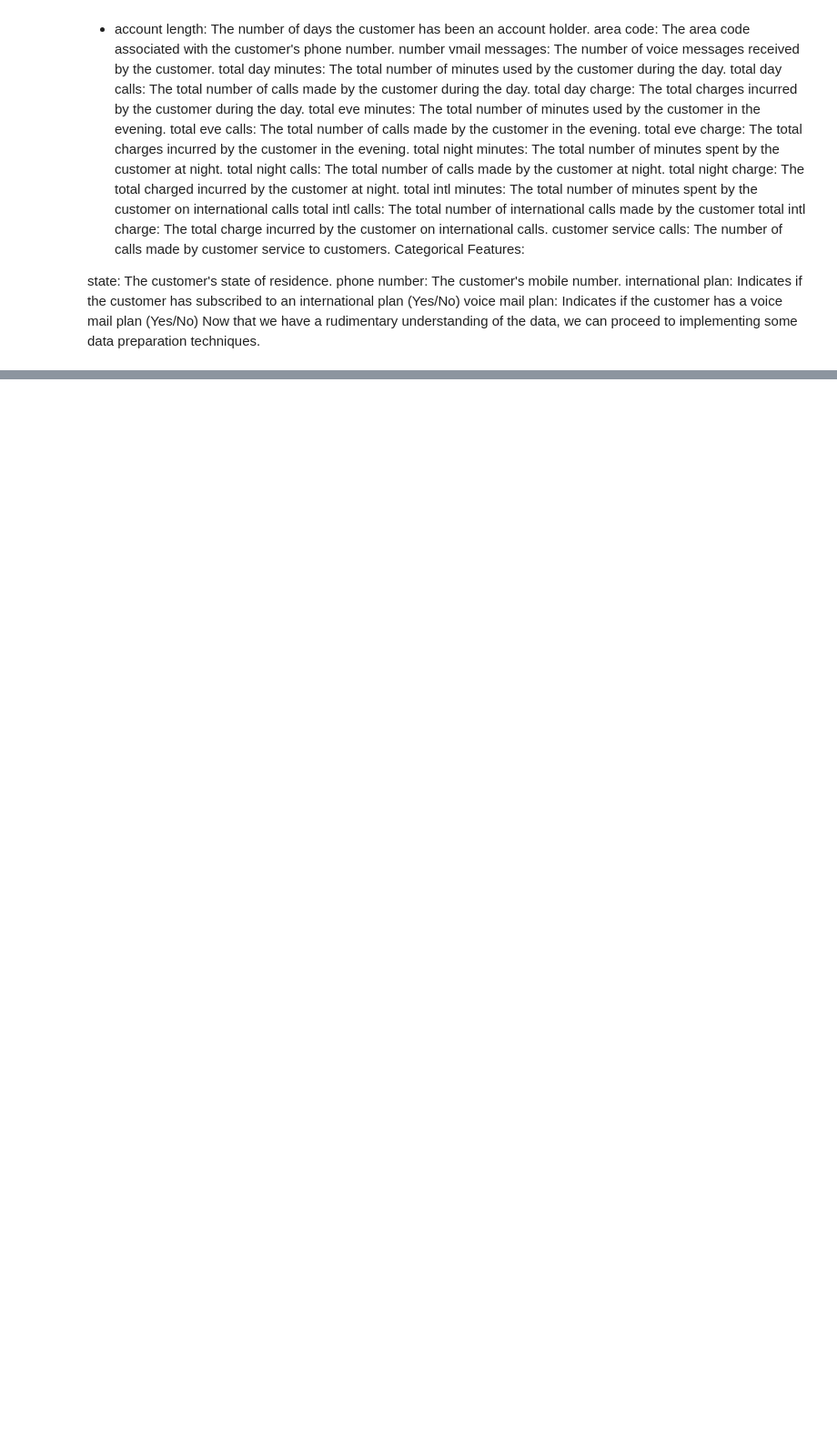
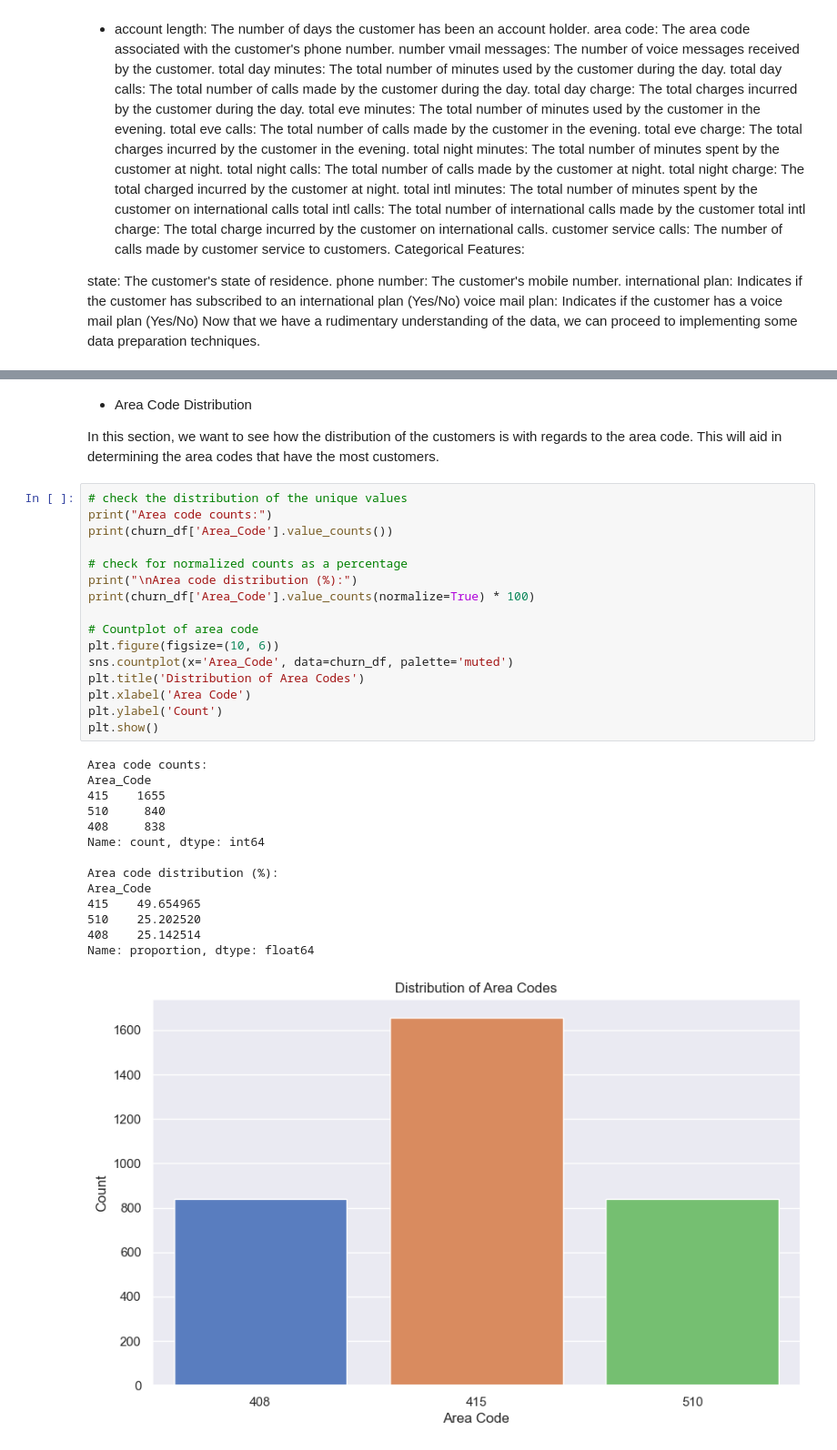
Before and after one commit to Mangelepa/Group5-phase3-project, a Jupyter notebook: phase3 project.ipynb, the cells around one changed output, grey strips where cells are left out. Shown at 91% size. Drawn from its saved outputs; the diff is of its cells as text; blank space fills up the shorter version.

```diff
--- a/phase3 project.ipynb
+++ b/phase3 project.ipynb
@@ -231,0 +292,35 @@ Index(['state', 'account length', 'area code', 'international plan',
+# %% [markdown]
+- Area Code Distribution
+
+In this section, we want to see how the distribution of the customers is with regards to the area code. This will aid in determining the area codes that have the most customers.
+# %%
+# check the distribution of the unique values
+print("Area code counts:")
+print(churn_df['Area_Code'].value_counts())
+
+# check for normalized counts as a percentage
+print("\nArea code distribution (%):")
+print(churn_df['Area_Code'].value_counts(normalize=True) * 100)
+
+# Countplot of area code
+plt.figure(figsize=(10, 6))
+sns.countplot(x='Area_Code', data=churn_df, palette='muted')
+plt.title('Distribution of Area Codes')
+plt.xlabel('Area Code')
+plt.ylabel('Count')
+plt.show()
+# %% [output]
+Area code counts:
+Area_Code
+415    1655
+510     840
+408     838
+Name: count, dtype: int64
+
+Area code distribution (%):
+Area_Code
+415    49.654965
+510    25.202520
+408    25.142514
+Name: proportion, dtype: float64
+[figure, added]
```
Also changed, not shown: parts of 63 cells of this notebook, 3 other files.
